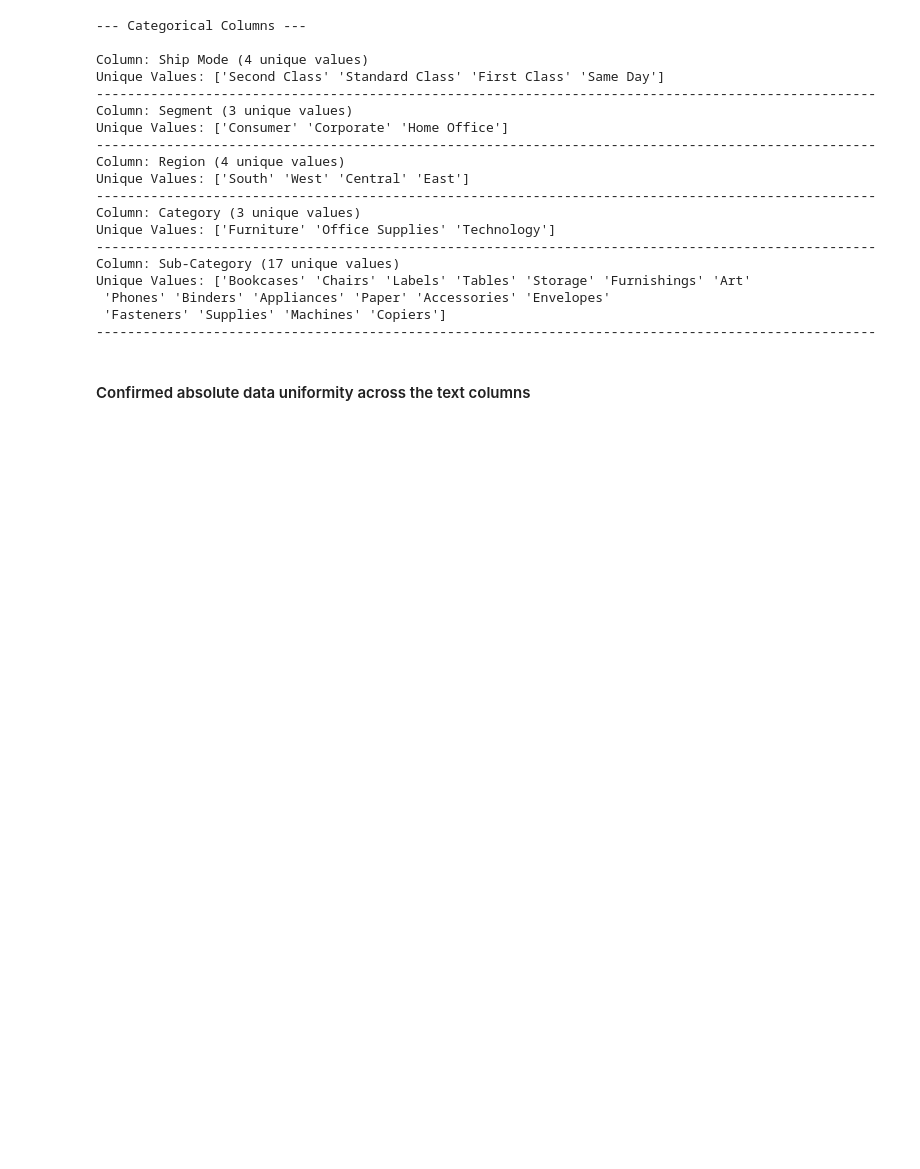
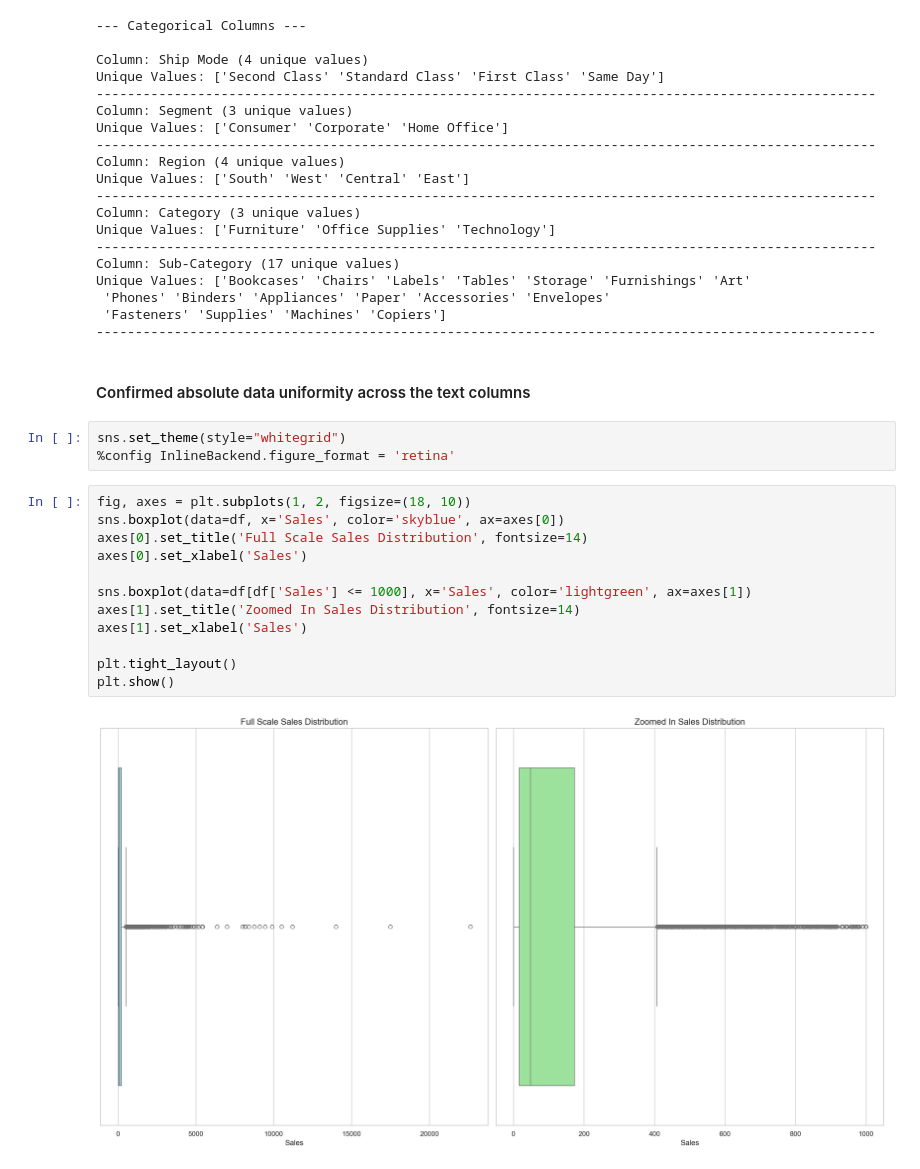
Before and after one commit to GichukiEdwin/Python_Data, a Jupyter notebook: notebooks/superstoresales.ipynb, the cells around one changed output. Saved outputs shown, nothing was run; the diff lists cells and outputs as text; blank space fills up the shorter version.

```diff
--- a/notebooks/superstoresales.ipynb
+++ b/notebooks/superstoresales.ipynb
@@ -206,3 +208,20 @@ Unique Values: ['Bookcases' 'Chairs' 'Labels' 'Tables' 'Storage' 'Furnishings' '
 ----------------------------------------------------------------------------------------------------
 # %% [markdown]
 #### Confirmed absolute data uniformity across the text columns
+# %%
+sns.set_theme(style="whitegrid")
+%config InlineBackend.figure_format = 'retina'
+# %%
+fig, axes = plt.subplots(1, 2, figsize=(18, 10))
+sns.boxplot(data=df, x='Sales', color='skyblue', ax=axes[0])
+axes[0].set_title('Full Scale Sales Distribution', fontsize=14)
+axes[0].set_xlabel('Sales')
+
+sns.boxplot(data=df[df['Sales'] <= 1000], x='Sales', color='lightgreen', ax=axes[1])
+axes[1].set_title('Zoomed In Sales Distribution', fontsize=14)
+axes[1].set_xlabel('Sales')
+
+plt.tight_layout()
+plt.show()
+# %% [output]
+[figure, added]
```
Also changed, not shown: parts of 10 cells of this notebook.
